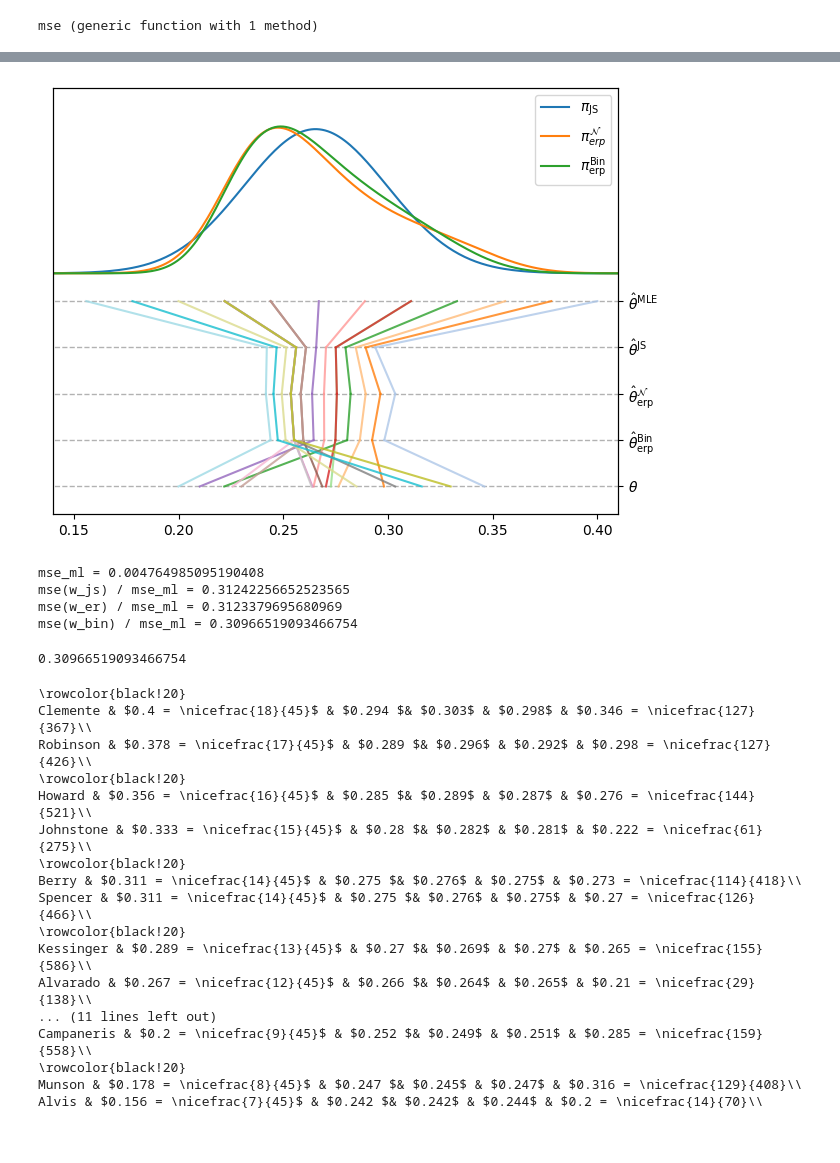
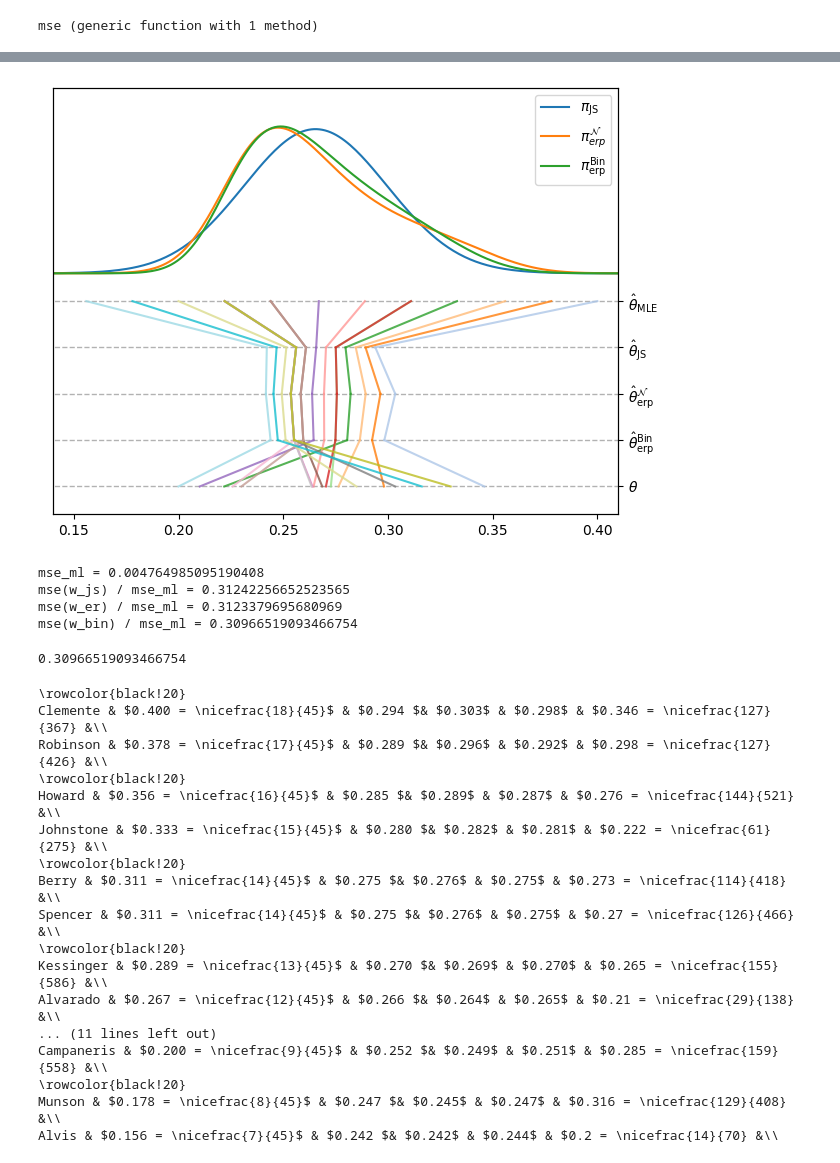
Before and after one commit to axsk/OEBayes, a Jupyter notebook: notebooks/baseball.ipynb, the cells around one changed output, grey strips where cells are left out. Cells and saved outputs as stored; diff of their text form; code cells hidden in the pictures.

Commit message:
adjust labels, fix table format, add .pdf

```diff
--- a/notebooks/baseball.ipynb
+++ b/notebooks/baseball.ipynb
@@ -146,36 +146,37 @@ ax1.set_yticks([])
 
 #subplot(212, sharex=ax1)
 offset = -0.003
 scale=-5e-3
 
 dots = hcat(data, posts, truth)
 scale = scale=-5e-3
 
 yt = vcat([0,1,2,3,4] .* scale.+offset)
-ytl = vcat(["\$\\hat\\theta^{\\rmMLE}\$",
-        "\$\\hat\\theta^{\\rmJS}\$",
+ytl = vcat(["\$\\hat\\theta_{\\rmMLE}\$",
+        "\$\\hat\\theta_{\\rmJS}\$",
         "\$\\hat\\theta_{\\rmerp}^{\\mathcal{N}}\$",
         "\$\\hat\\theta_{\\rmerp}^{\\rmBin}\$",
         "\$\\theta\$"])
 
 ax2 = ax1.twinx()
 #ax2.yaxis.set_label_position("right")
 
 
 ax2.set_ylim(ymin , ymax)
 ax2.set_yticks(yt)
 ax2.set_yticklabels(ytl)
 
 ax2.hlines([0,1,2,3,4] .* scale.+offset, 0, 1, linewidth=1, alpha=0.3, linestyle="dashed")
 
 for i=1:size(dots, 1)
     for j=1:size(dots, 2)-1
         ax2.plot([dots[i,j], dots[i,j+1]], [j-1,j].*scale.+offset, alpha=0.8, c=PyPlot.cm.tab20(i/18))
     end
 end
 fig.tight_layout()
+savefig("baseball.pdf", bbox_inches="tight")
 # %% [output]
-[figure, old version]
+[figure, new version]
 # %%
 # compute mean squared errors
 mse_ml = mean(x->x^2, data - truth)
@@ -191,6 +192,9 @@ mse(w_bin) / mse_ml = 0.30966519093466754
 0.30966519093466754
 # %%
 # print results in latex table
+using Printf
+spf(x) = Printf.@sprintf("%.3f", x)
+
 function latex_table()
     digits = 3
     let posts = round.(posts, digits=digits),
@@ -201,9 +205,9 @@ function latex_table()
             println("\\rowcolor{black!20}")
             end
         println("$(table[i,2]) & " *
-            "\$$(round(data[i], digits=3)) = \\nicefrac{$(table[i,4])}{45}\$ & " *
-            "\$$(posts[i,1]) \$& \$$(posts[i,2])\$ & \$$(posts[i,3])\$ & " *
-            "\$$(truth[i]) = \\nicefrac{$(table[i,7])}{$(table[i,6])}" *
+            "\$$(spf(data[i])) = \\nicefrac{$(table[i,4])}{45}\$ & " *
+            "\$$(spf(posts[i,1])) \$& \$$(spf(posts[i,2]))\$ & \$$(spf(posts[i,3]))\$ & " *
+            "\$$(truth[i]) = \\nicefrac{$(table[i,7])}{$(table[i,6])} &" *
             "\\\\"
             )
     end
@@ -212,19 +216,19 @@ end
 latex_table()
 # %% [output]
 \rowcolor{black!20}
-Clemente & $0.4 = \nicefrac{18}{45}$ & $0.294 $& $0.303$ & $0.298$ & $0.346 = \nicefrac{127}{367}\\
-Robinson & $0.378 = \nicefrac{17}{45}$ & $0.289 $& $0.296$ & $0.292$ & $0.298 = \nicefrac{127}{426}\\
+Clemente & $0.400 = \nicefrac{18}{45}$ & $0.294 $& $0.303$ & $0.298$ & $0.346 = \nicefrac{127}{367} &\\
+Robinson & $0.378 = \nicefrac{17}{45}$ & $0.289 $& $0.296$ & $0.292$ & $0.298 = \nicefrac{127}{426} &\\
 \rowcolor{black!20}
-Howard & $0.356 = \nicefrac{16}{45}$ & $0.285 $& $0.289$ & $0.287$ & $0.276 = \nicefrac{144}{521}\\
-Johnstone & $0.333 = \nicefrac{15}{45}$ & $0.28 $& $0.282$ & $0.281$ & $0.222 = \nicefrac{61}{275}\\
+Howard & $0.356 = \nicefrac{16}{45}$ & $0.285 $& $0.289$ & $0.287$ & $0.276 = \nicefrac{144}{521} &\\
+Johnstone & $0.333 = \nicefrac{15}{45}$ & $0.280 $& $0.282$ & $0.281$ & $0.222 = \nicefrac{61}{275} &\\
 \rowcolor{black!20}
-Berry & $0.311 = \nicefrac{14}{45}$ & $0.275 $& $0.276$ & $0.275$ & $0.273 = \nicefrac{114}{418}\\
-Spencer & $0.311 = \nicefrac{14}{45}$ & $0.275 $& $0.276$ & $0.275$ & $0.27 = \nicefrac{126}{466}\\
+Berry & $0.311 = \nicefrac{14}{45}$ & $0.275 $& $0.276$ & $0.275$ & $0.273 = \nicefrac{114}{418} &\\
+Spencer & $0.311 = \nicefrac{14}{45}$ & $0.275 $& $0.276$ & $0.275$ & $0.27 = \nicefrac{126}{466} &\\
 \rowcolor{black!20}
-Kessinger & $0.289 = \nicefrac{13}{45}$ & $0.27 $& $0.269$ & $0.27$ & $0.265 = \nicefrac{155}{586}\\
-Alvarado & $0.267 = \nicefrac{12}{45}$ & $0.266 $& $0.264$ & $0.265$ & $0.21 = \nicefrac{29}{138}\\
+Kessinger & $0.289 = \nicefrac{13}{45}$ & $0.270 $& $0.269$ & $0.270$ & $0.265 = \nicefrac{155}{586} &\\
+Alvarado & $0.267 = \nicefrac{12}{45}$ & $0.266 $& $0.264$ & $0.265$ & $0.21 = \nicefrac{29}{138} &\\
 ... (11 lines left out)
-Campaneris & $0.2 = \nicefrac{9}{45}$ & $0.252 $& $0.249$ & $0.251$ & $0.285 = \nicefrac{159}{558}\\
+Campaneris & $0.200 = \nicefrac{9}{45}$ & $0.252 $& $0.249$ & $0.251$ & $0.285 = \nicefrac{159}{558} &\\
 \rowcolor{black!20}
-Munson & $0.178 = \nicefrac{8}{45}$ & $0.247 $& $0.245$ & $0.247$ & $0.316 = \nicefrac{129}{408}\\
-Alvis & $0.156 = \nicefrac{7}{45}$ & $0.242 $& $0.242$ & $0.244$ & $0.2 = \nicefrac{14}{70}\\
+Munson & $0.178 = \nicefrac{8}{45}$ & $0.247 $& $0.245$ & $0.247$ & $0.316 = \nicefrac{129}{408} &\\
+Alvis & $0.156 = \nicefrac{7}{45}$ & $0.242 $& $0.242$ & $0.244$ & $0.2 = \nicefrac{14}{70} &\\
```
Also changed, not shown: parts of 2 cells of this notebook, 7 other files.
